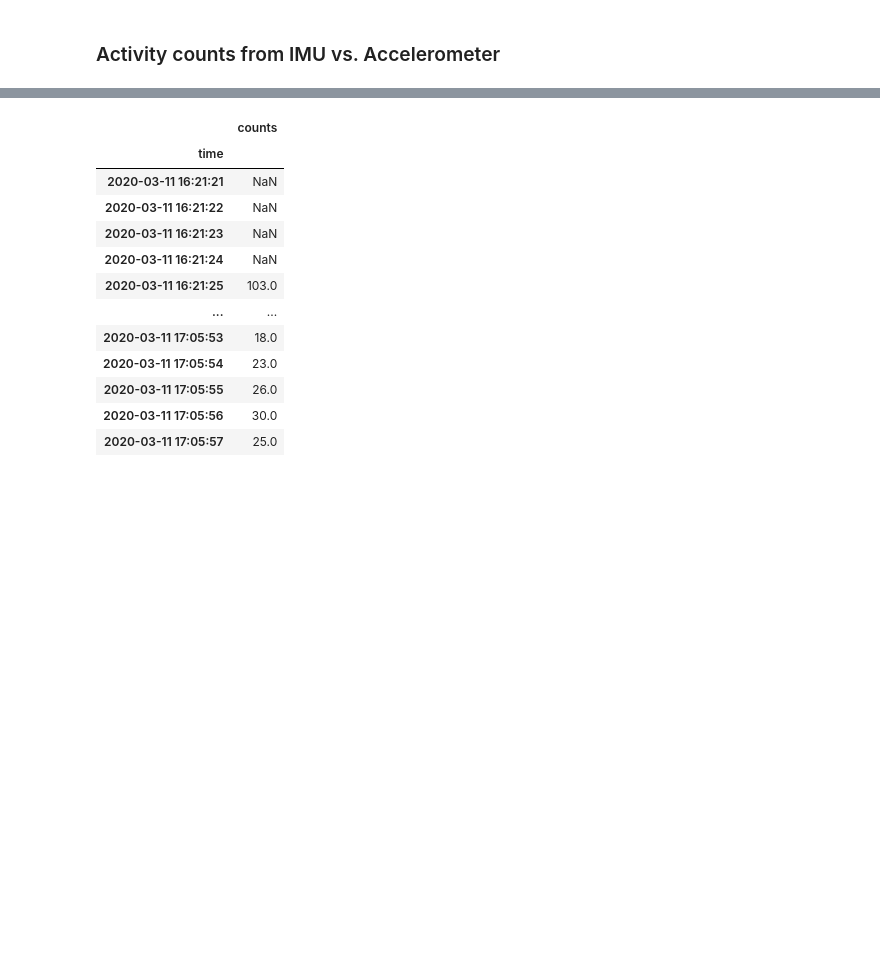
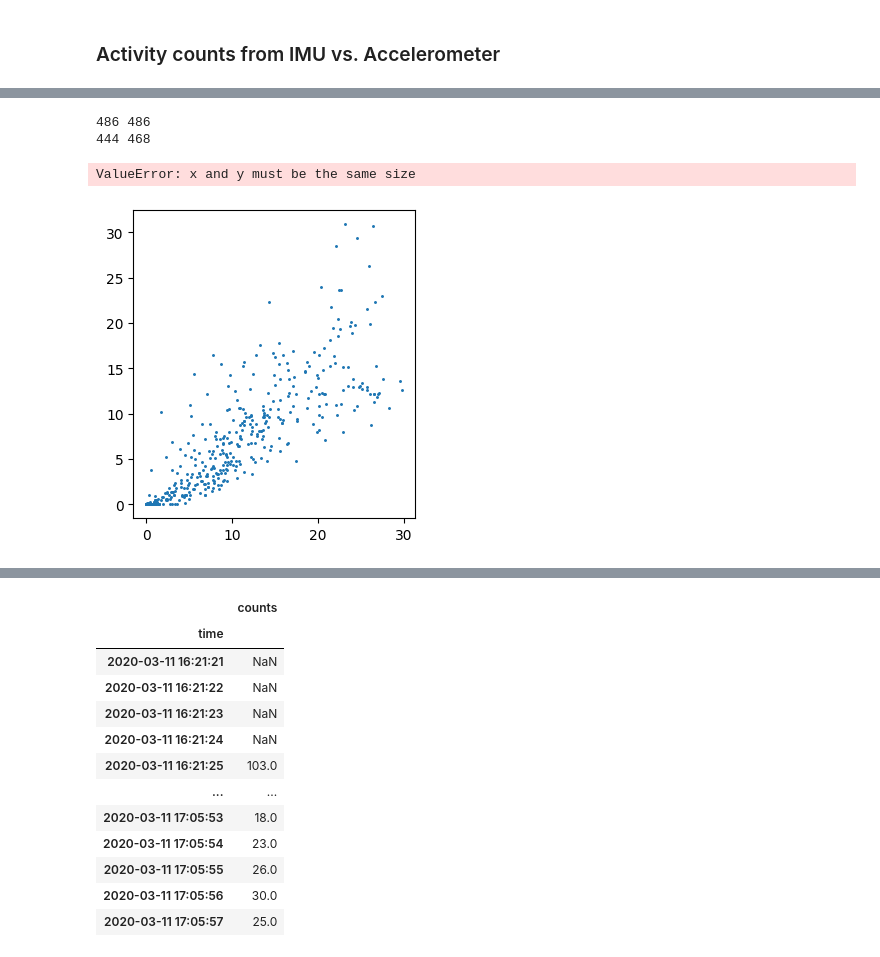
Before and after one commit to siva82kb/gmac, a Jupyter notebook: notebooks/gmac_with_only_accl.ipynb, the cells around one changed output, grey strips where cells are left out. Saved outputs shown, nothing was run; the diff lists cells and outputs as text; code cells hidden in the pictures; blank space fills up the shorter version.

```diff
--- a/notebooks/gmac_with_only_accl.ipynb
+++ b/notebooks/gmac_with_only_accl.ipynb
@@ -156,0 +244,24 @@ ax.set_title("Correlation between pitch estimated\nfrom IMU and accelerometer");
+# %%
+fig = plt.figure(figsize=(8, 4))
+ax = fig.add_subplot(121)
+for _subj in left.subject.unique():
+    print(len(left_amag[_subj]), len(left_counts[_subj][1:]))
+    ax.scatter(left_amag[_subj], 0.15 * left_counts[_subj][1:], s=5, marker='.', alpha=1)
+ax.set_xlabel("AM")
+ax.set_ylabel("VM")
+ax.set_title("VM vs. AM Scatterplot")
+ax.spines['right'].set_visible(False)
+ax.spines['top'].set_visible(False)
+ax = fig.add_subplot(122)
+# ax.scatter(amag, 0.15 * counts[1:], s=5, marker='.', alpha=1)
+# ax.set_xlabel("AM")
+# ax.set_ylabel("VM")
+# ax.set_title("VM vs. AM Scatterplot")
+# ax.spines['right'].set_visible(False)
+# ax.spines['top'].set_visible(False)
+plt.tight_layout()
+# %% [output]
+486 486
+444 468
+ValueError: x and y must be the same size
+[figure, added]
```
Also changed, not shown: parts of 21 cells of this notebook, 1 other file.
